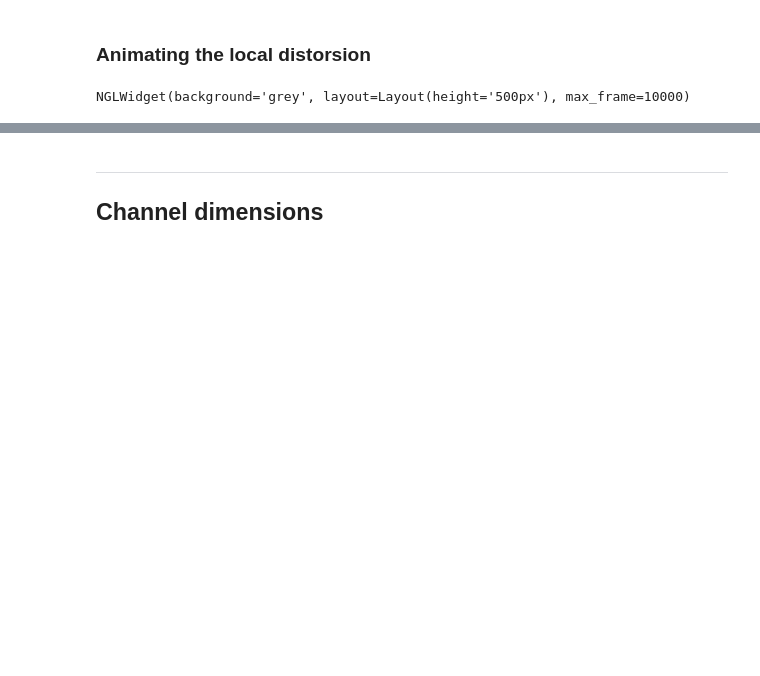
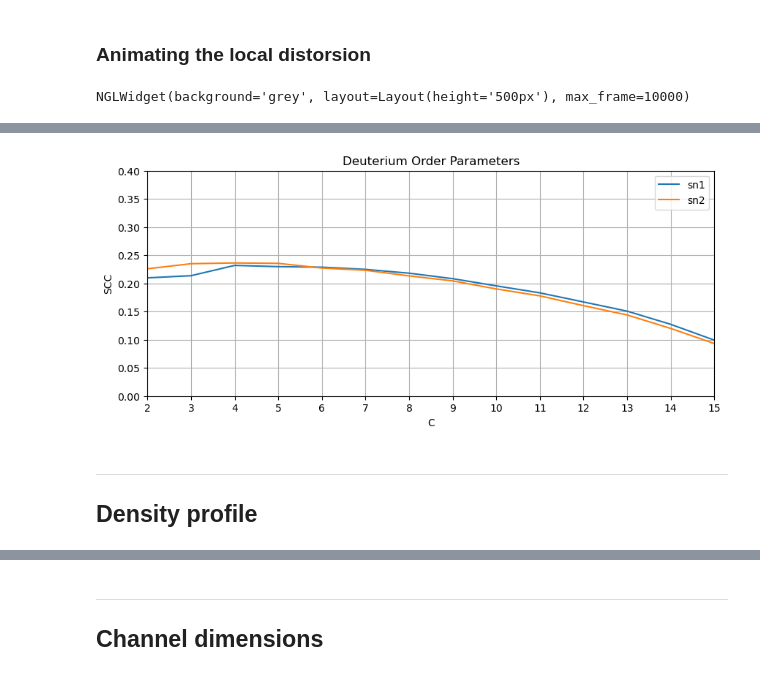
Before and after one commit to RubenChM/biobb_wf_mem, a Jupyter notebook: biobb_wf_mem/notebooks/biobb_wf_mem.ipynb, the cells around one changed output, grey strips where cells are left out. Cells and saved outputs as stored; diff of their text form; code cells hidden in the pictures; blank space fills up the shorter version.

```diff
--- a/biobb_wf_mem/notebooks/biobb_wf_mem.ipynb
+++ b/biobb_wf_mem/notebooks/biobb_wf_mem.ipynb
@@ -532,0 +641,25 @@ NGLWidget(background='grey', layout=Layout(height='500px'), max_frame=10000)
+# %%
+# Read the XVG file
+data = np.loadtxt('out/deuter_sn1.xvg', comments=['@', '#'])
+data2 = np.loadtxt('out/deuter_sn2.xvg', comments=['@', '#'])
+
+# Plot the data
+plt.figure(figsize=(10, 4))
+plt.plot(data[:, 0]+1, data[:, 1])
+plt.plot(data2[:, 0]+1, data2[:, 1])
+plt.xlabel('C'); plt.ylabel('SCC')
+plt.title('Deuterium Order Parameters')
+
+# It is not possible to compute -SCD for terminal carbon atoms,
+# as they lack neighboring atoms from which the local molecular
+# axis is computed
+plt.ylim(0,.4); plt.xlim(2,15)
+plt.xticks(range(2,16))
+plt.legend(['sn1','sn2'])
+plt.grid(True); plt.show()
+# %% [output]
+[figure, added]
+# %% [markdown]
+<a id="density"></a>
+***
+## Density profile
```
Also changed, not shown: parts of 29 cells of this notebook, 1 other file.
